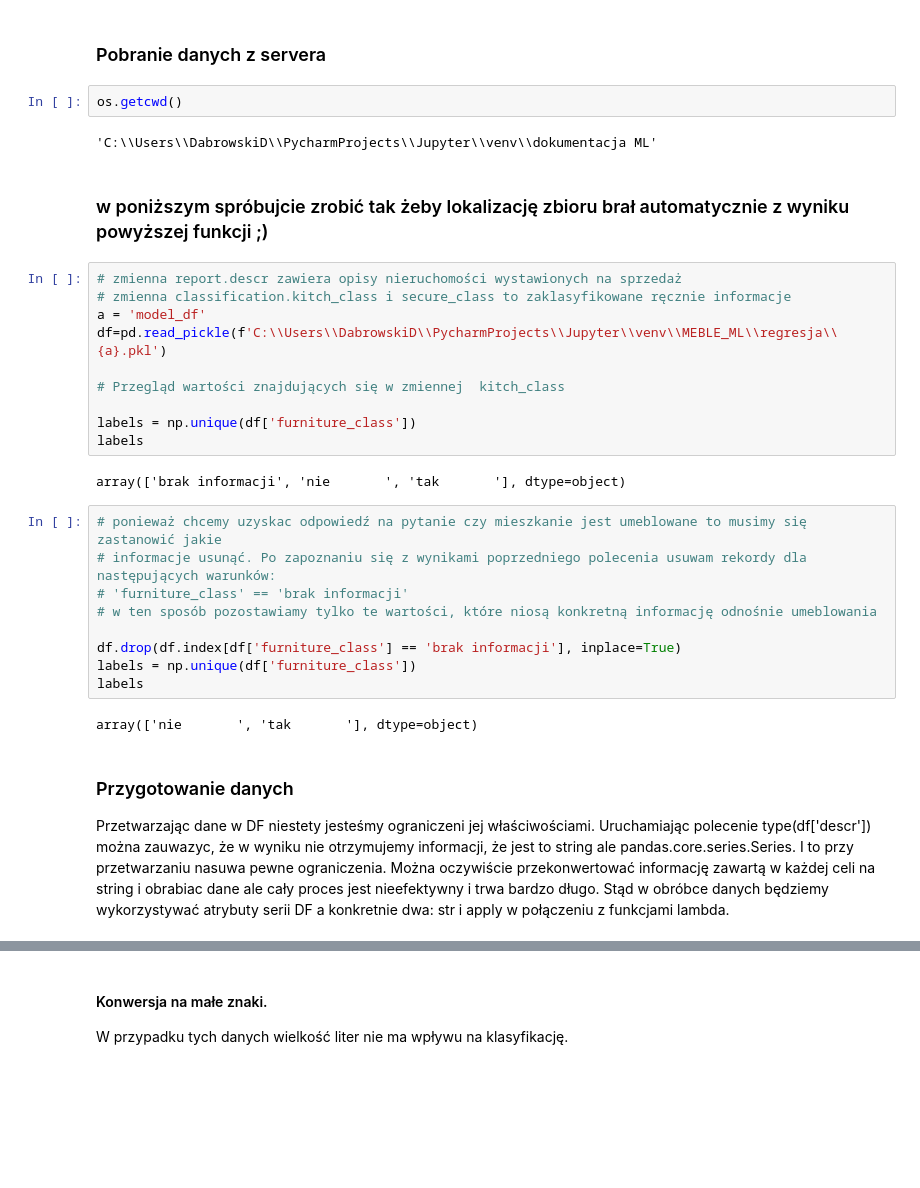
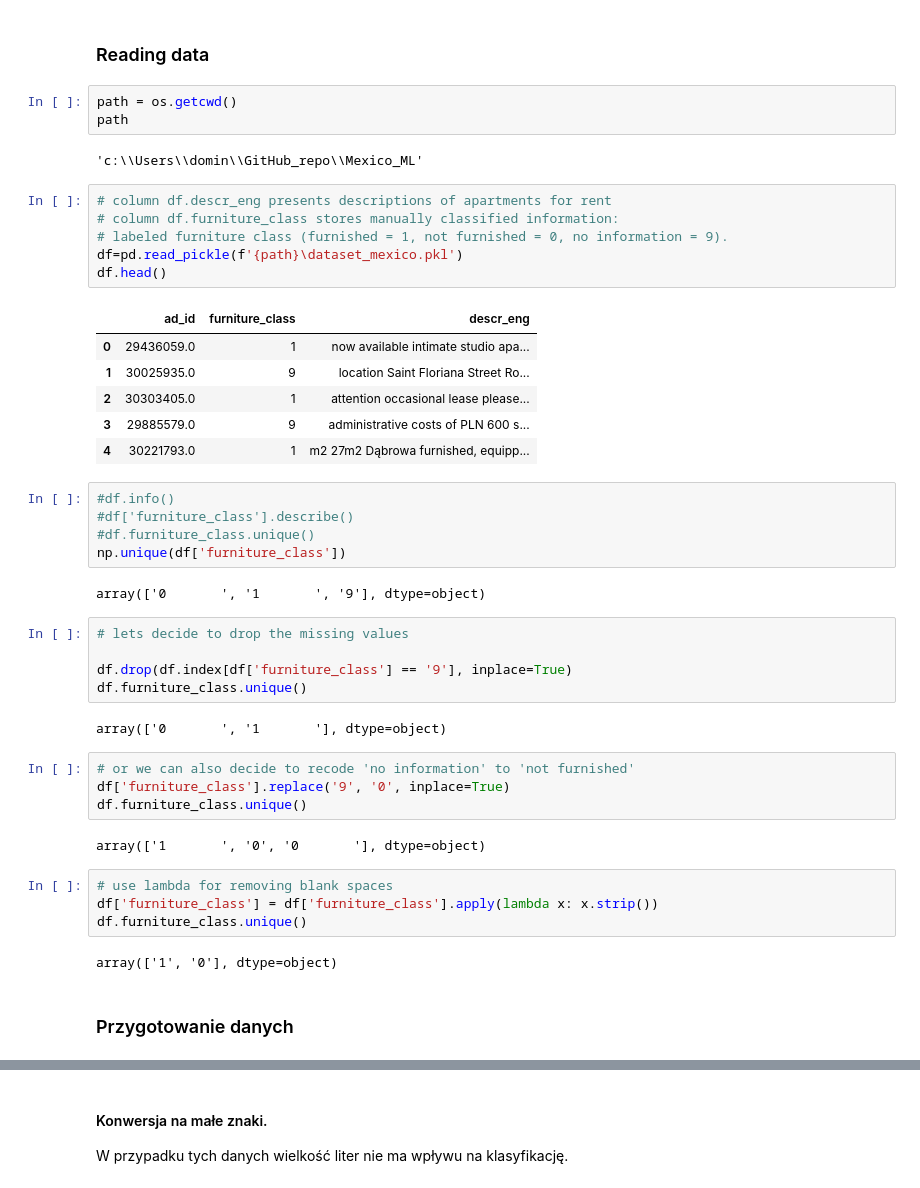
Before and after one commit to dominik-statPL/Mexico_ML, a Jupyter notebook: ADS_przygotowanie_opisu.ipynb, the cells around one changed output, grey strips where cells are left out. Drawn from its saved outputs; the diff is of its cells as text; blank space fills up the shorter version.

```diff
--- a/ADS_przygotowanie_opisu.ipynb
+++ b/ADS_przygotowanie_opisu.ipynb
@@ -26,35 +46,49 @@ Moduł, który wybrałem jest wg. dokumentacji najmniejszy i działa jak na moje
 # %% [markdown]
-### Pobranie danych z servera
+### Reading data
 # %%
-os.getcwd()
+path = os.getcwd()
+path
 # %% [output]
-'C:\\Users\\DabrowskiD\\PycharmProjects\\Jupyter\\venv\\dokumentacja ML'
+'c:\\Users\\domin\\GitHub_repo\\Mexico_ML'
-# %% [markdown]
-### w poniższym spróbujcie zrobić tak żeby lokalizację zbioru brał automatycznie z wyniku powyższej funkcji ;)
 # %%
-# zmienna report.descr zawiera opisy nieruchomości wystawionych na sprzedaż
-# zmienna classification.kitch_class i secure_class to zaklasyfikowane ręcznie informacje
-a = 'model_df'
-df=pd.read_pickle(f'C:\\Users\\DabrowskiD\\PycharmProjects\\Jupyter\\venv\\MEBLE_ML\\regresja\\{a}.pkl')
-
-# Przegląd wartości znajdujących się w zmiennej  kitch_class
-
-labels = np.unique(df['furniture_class'])
-labels
+# column df.descr_eng presents descriptions of apartments for rent
+# column df.furniture_class stores manually classified information:
+# labeled furniture class (furnished = 1, not furnished = 0, no information = 9).
+df=pd.read_pickle(f'{path}\dataset_mexico.pkl')
+df.head()
 # %% [output]
-array(['brak informacji', 'nie       ', 'tak       '], dtype=object)
+|  | ad_id | furniture_class | descr_eng |
+| 0 | 29436059.0 | 1 | now available intimate studio apa... |
+| 1 | 30025935.0 | 9 | location Saint Floriana Street Ro... |
+| 2 | 30303405.0 | 1 | attention occasional lease please... |
+| 3 | 29885579.0 | 9 | administrative costs of PLN 600 s... |
+| 4 | 30221793.0 | 1 | m2 27m2 Dąbrowa furnished, equipp... |
+# %%
+#df.info()
+#df['furniture_class'].describe()
+#df.furniture_class.unique()
+np.unique(df['furniture_class'])
+# %% [output]
+array(['0       ', '1       ', '9'], dtype=object)
 # %%
-# ponieważ chcemy uzyskac odpowiedź na pytanie czy mieszkanie jest umeblowane to musimy się zastanowić jakie
-# informacje usunąć. Po zapoznaniu się z wynikami poprzedniego polecenia usuwam rekordy dla następujących warunków:
-# 'furniture_class' == 'brak informacji'
-# w ten sposób pozostawiamy tylko te wartości, które niosą konkretną informację odnośnie umeblowania
+# lets decide to drop the missing values
 
-df.drop(df.index[df['furniture_class'] == 'brak informacji'], inplace=True)
-labels = np.unique(df['furniture_class'])
-labels
+df.drop(df.index[df['furniture_class'] == '9'], inplace=True)
+df.furniture_class.unique()
 # %% [output]
-array(['nie       ', 'tak       '], dtype=object)
+array(['0       ', '1       '], dtype=object)
+# %%
+# or we can also decide to recode 'no information' to 'not furnished'
+df['furniture_class'].replace('9', '0', inplace=True)
+df.furniture_class.unique()
+# %% [output]
+array(['1       ', '0', '0       '], dtype=object)
+# %%
+# use lambda for removing blank spaces
+df['furniture_class'] = df['furniture_class'].apply(lambda x: x.strip())
+df.furniture_class.unique()
+# %% [output]
+array(['1', '0'], dtype=object)
 # %% [markdown]
 ### Przygotowanie danych
-Przetwarzając dane w DF niestety jesteśmy ograniczeni jej właściwościami. Uruchamiając polecenie type(df['descr']) można zauwazyc, że w wyniku nie otrzymujemy informacji, że jest to string ale pandas.core.series.Series. I to przy przetwarzaniu nasuwa pewne ograniczenia. Można oczywiście przekonwertować informację zawartą w każdej celi na string i obrabiac dane ale cały proces jest nieefektywny i trwa bardzo długo. Stąd w obróbce danych będziemy wykorzystywać atrybuty serii DF a konkretnie dwa: str i apply w połączeniu z funkcjami lambda.
 # %%
```
Also changed, not shown: parts of 19 cells of this notebook.
